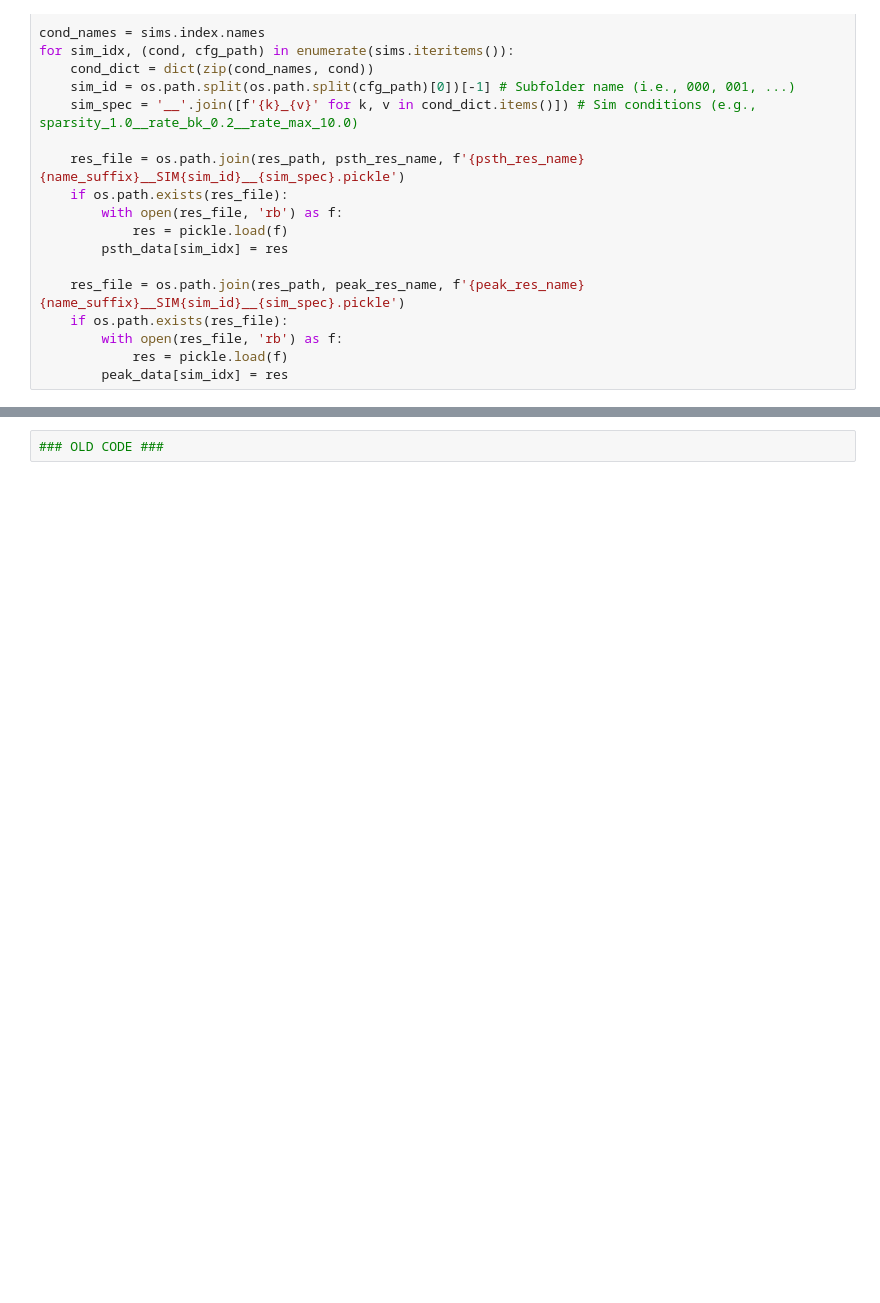
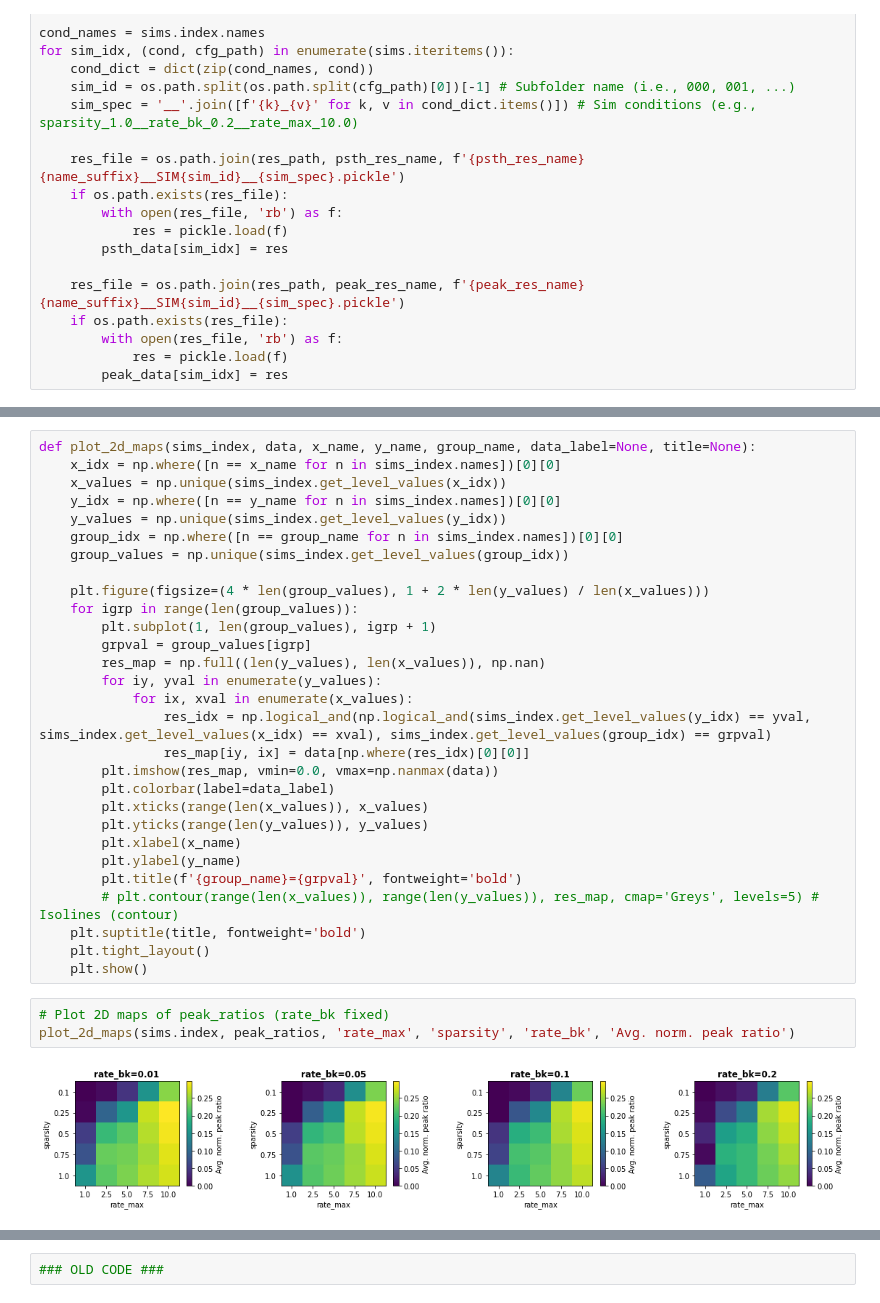
Before and after one commit to BlueBrain/sscx-analysis, a Jupyter notebook: visual_contrast/notebooks/GratingStim_Calibration_Analysis.ipynb, the cells around one changed output, grey strips where cells are left out. Saved outputs shown, nothing was run; the diff lists cells and outputs as text; blank space fills up the shorter version.

```diff
--- a/visual_contrast/notebooks/GratingStim_Calibration_Analysis.ipynb
+++ b/visual_contrast/notebooks/GratingStim_Calibration_Analysis.ipynb
@@ -112,3 +113,37 @@ plt.savefig(os.path.join(save_path, f'peak_stat_overview.png'), dpi=300)
 plt.show()
 # %% [output]
 [figure]
+# %%
+def plot_2d_maps(sims_index, data, x_name, y_name, group_name, data_label=None, title=None):
+    x_idx = np.where([n == x_name for n in sims_index.names])[0][0]
+    x_values = np.unique(sims_index.get_level_values(x_idx))
+    y_idx = np.where([n == y_name for n in sims_index.names])[0][0]
+    y_values = np.unique(sims_index.get_level_values(y_idx))
+    group_idx = np.where([n == group_name for n in sims_index.names])[0][0]
+    group_values = np.unique(sims_index.get_level_values(group_idx))
+
+    plt.figure(figsize=(4 * len(group_values), 1 + 2 * len(y_values) / len(x_values)))
+    for igrp in range(len(group_values)):
+        plt.subplot(1, len(group_values), igrp + 1)
+        grpval = group_values[igrp]
+        res_map = np.full((len(y_values), len(x_values)), np.nan)
+        for iy, yval in enumerate(y_values):
+            for ix, xval in enumerate(x_values):
+                res_idx = np.logical_and(np.logical_and(sims_index.get_level_values(y_idx) == yval, sims_index.get_level_values(x_idx) == xval), sims_index.get_level_values(group_idx) == grpval)
+                res_map[iy, ix] = data[np.where(res_idx)[0][0]]
+        plt.imshow(res_map, vmin=0.0, vmax=np.nanmax(data))
+        plt.colorbar(label=data_label)
+        plt.xticks(range(len(x_values)), x_values)
+        plt.yticks(range(len(y_values)), y_values)
+        plt.xlabel(x_name)
+        plt.ylabel(y_name)
+        plt.title(f'{group_name}={grpval}', fontweight='bold')
+        # plt.contour(range(len(x_values)), range(len(y_values)), res_map, cmap='Greys', levels=5) # Isolines (contour)
+    plt.suptitle(title, fontweight='bold')
+    plt.tight_layout()
+    plt.show()
+# %%
+# Plot 2D maps of peak_ratios (rate_bk fixed)
+plot_2d_maps(sims.index, peak_ratios, 'rate_max', 'sparsity', 'rate_bk', 'Avg. norm. peak ratio')
+# %% [output]
+[figure, added]
```
Also changed, not shown: parts of 16 cells of this notebook.
